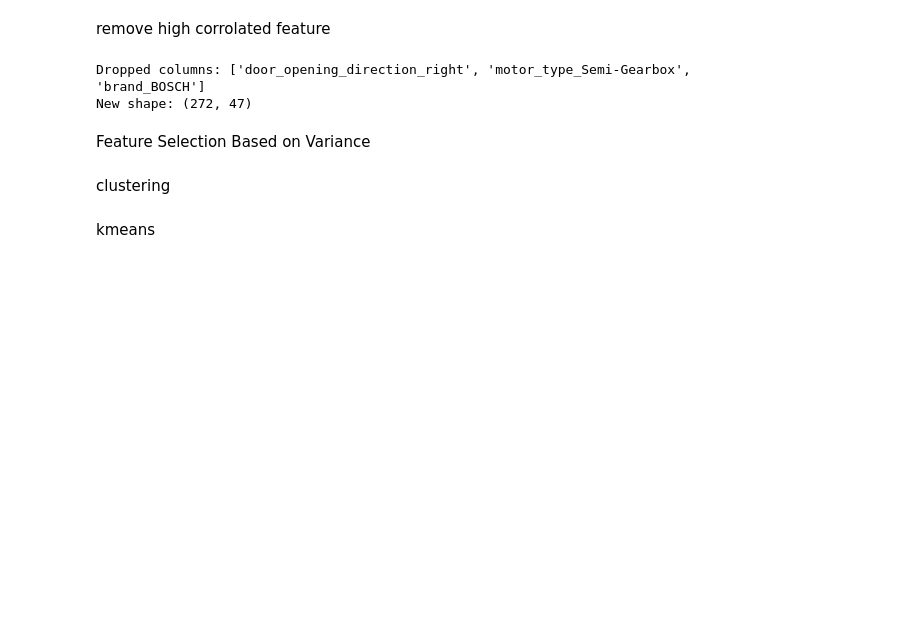
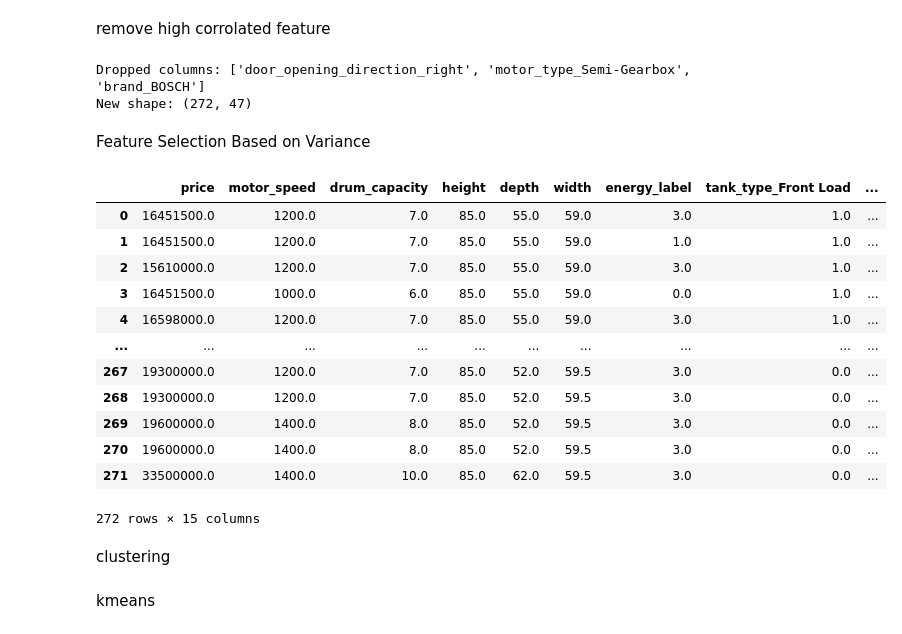
Before and after one commit to atefehjn/scraping-clustering, a Jupyter notebook: WM/clustering.ipynb, the cells around one changed output. Drawn from its saved outputs; the diff is of its cells as text; code cells hidden in the pictures; blank space fills up the shorter version.

```diff
--- a/WM/clustering.ipynb
+++ b/WM/clustering.ipynb
@@ -66,3 +70,19 @@ wm_selected = pd.DataFrame(selected_features, columns=selected_feature_names)
+# %%
+wm_selected
+# %% [output]
+|  | price | motor_speed | drum_capacity | height | depth | width | energy_label | tank_type_Front Load | ... |
+| 0 | 16451500.0 | 1200.0 | 7.0 | 85.0 | 55.0 | 59.0 | 3.0 | 1.0 | ... |
+| 1 | 16451500.0 | 1200.0 | 7.0 | 85.0 | 55.0 | 59.0 | 1.0 | 1.0 | ... |
+| 2 | 15610000.0 | 1200.0 | 7.0 | 85.0 | 55.0 | 59.0 | 3.0 | 1.0 | ... |
+| 3 | 16451500.0 | 1000.0 | 6.0 | 85.0 | 55.0 | 59.0 | 0.0 | 1.0 | ... |
+| 4 | 16598000.0 | 1200.0 | 7.0 | 85.0 | 55.0 | 59.0 | 3.0 | 1.0 | ... |
+| ... | ... | ... | ... | ... | ... | ... | ... | ... | ... |
+| 267 | 19300000.0 | 1200.0 | 7.0 | 85.0 | 52.0 | 59.5 | 3.0 | 0.0 | ... |
+| 268 | 19300000.0 | 1200.0 | 7.0 | 85.0 | 52.0 | 59.5 | 3.0 | 0.0 | ... |
+| 269 | 19600000.0 | 1400.0 | 8.0 | 85.0 | 52.0 | 59.5 | 3.0 | 0.0 | ... |
+| 270 | 19600000.0 | 1400.0 | 8.0 | 85.0 | 52.0 | 59.5 | 3.0 | 0.0 | ... |
+| 271 | 33500000.0 | 1400.0 | 10.0 | 85.0 | 62.0 | 59.5 | 3.0 | 0.0 | ... |
+272 rows × 15 columns
 # %% [markdown]
 clustering
 # %%
```
Also changed, not shown: parts of 15 cells of this notebook, 4 other files.
